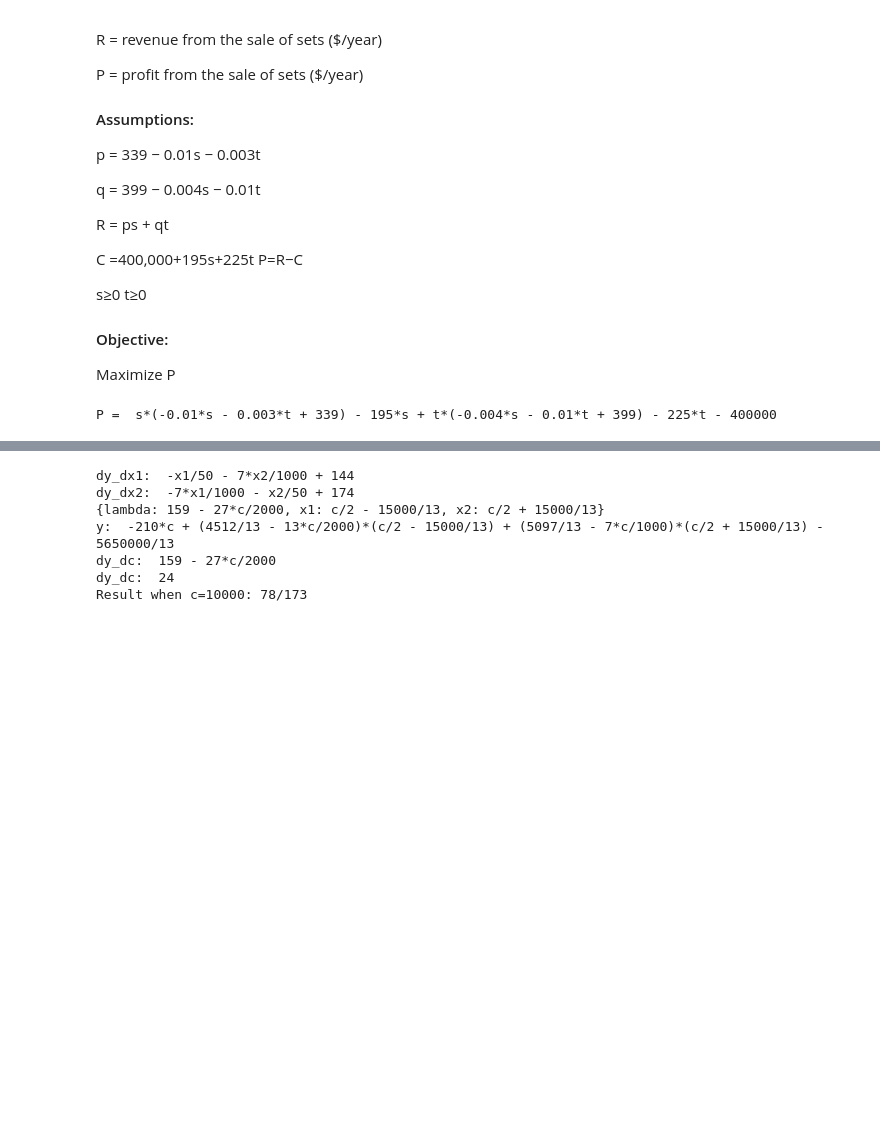
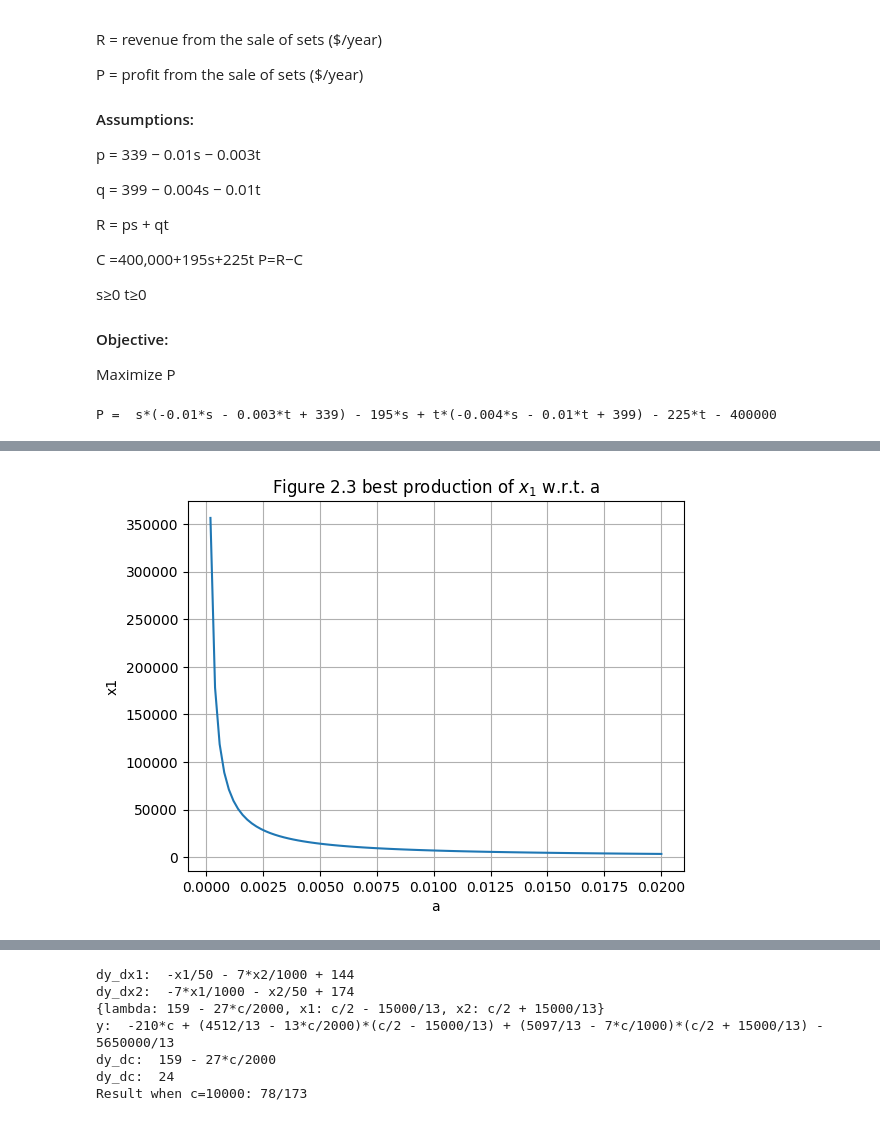
Before and after one commit to Dilyswww/mcm-analysis-practice, a Jupyter notebook: part_1_optimization_models/ch2.ipynb, the cells around one changed output, grey strips where cells are left out. Saved outputs shown, nothing was run; the diff lists cells and outputs as text; code cells hidden in the pictures; blank space fills up the shorter version.

```diff
--- a/part_1_optimization_models/ch2.ipynb
+++ b/part_1_optimization_models/ch2.ipynb
@@ -105,0 +109,18 @@ plt.show()
+# %%
+# solve the equations
+# define variables
+x1,x2 = symbols('x1 x2')
+
+y = x1 * (-0.01 * x1 - 0.003 * x2 + 339)  + x2 * (-0.004 * x1 - 0.01 * x2 + 399) - (195 * x1 + 225 * x2 + 400000)
+dy_dx1 = diff(y, x1)
+dy_dx2 = diff(y, x2)
+
+eq1 = dy_dx1
+eq2 = dy_dx2
+
+sol = solve((eq1,eq2), (x1,x2))
+x1_sol = round(float(sol[x1]))
+x2_sol = round(float(sol[x2]))
+print("x1: ", x1_sol)
+print("x2: ", x2_sol)
+print("profit: ", round(float(y.subs([(x1, x1_sol), (x2, x2_sol)]))))
@@ -105,0 +143,23 @@ plt.show()
+# %%
+def partial_x1(a, x1, x2):
+    return 144 - 2 * a * x1 - 0.007 * x2
+
+# Generate values for a (with the specified restriction)
+a_values = np.linspace(0, 0.02, 100)
+
+# Choose a specific value for x2
+x2_value = 0
+
+# Calculate corresponding values for x1 using the equation
+x1_values = (144 - 0.007 * x2_value) / (2 * a_values)
+# x1_values = np.clip(x1_values, 0, 10000)
+
+# Plot the graph
+plt.plot(a_values, x1_values)
+plt.xlabel('a')
+plt.ylabel('x1')
+plt.title(r'Figure 2.3 best production of $x_1$ w.r.t. a')
+plt.grid(True)
+plt.show()
+# %% [output]
+[figure, added]
```
Also changed, not shown: parts of 13 cells of this notebook.
